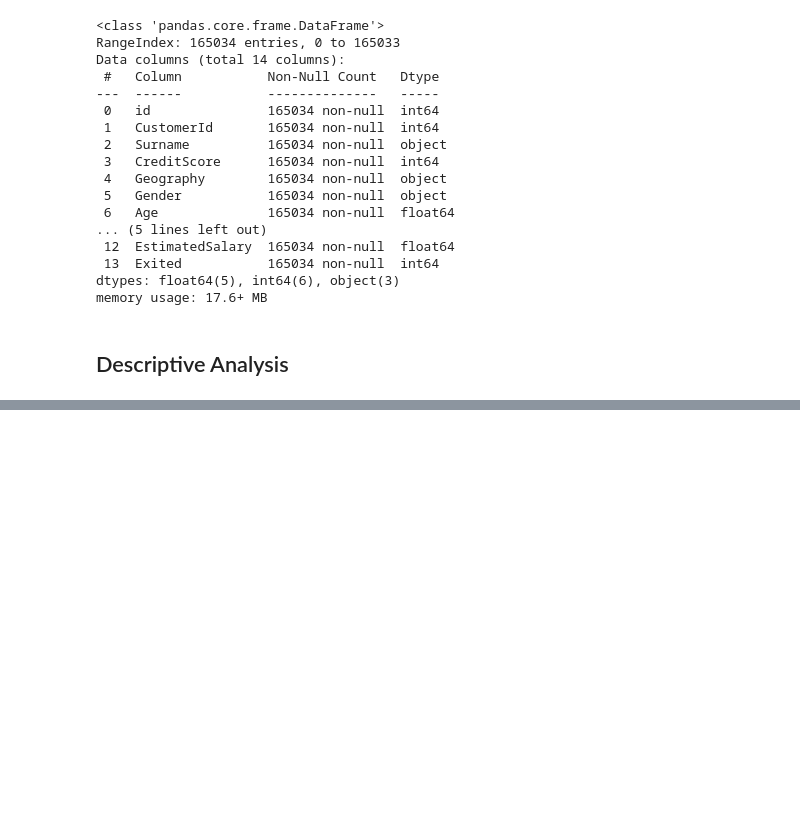
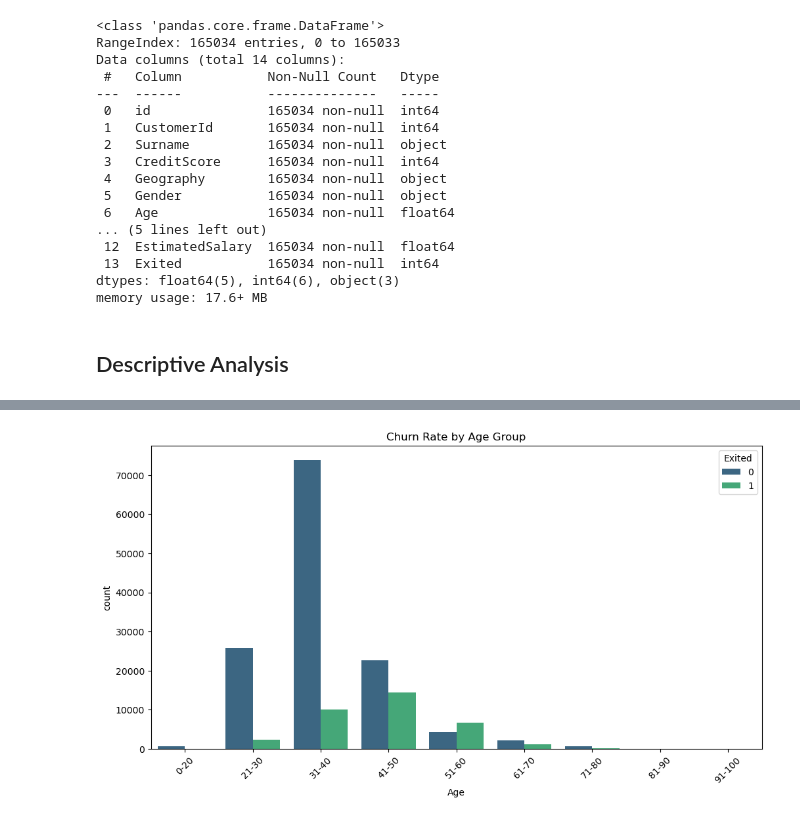
Before and after one commit to khrystynaPeniak/BankChurn, a Jupyter notebook: notebooks/bank.ipynb, the cells around one changed output, grey strips where cells are left out. Saved outputs shown, nothing was run; the diff lists cells and outputs as text; code cells hidden in the pictures; blank space fills up the shorter version.

```diff
--- a/notebooks/bank.ipynb
+++ b/notebooks/bank.ipynb
@@ -159,0 +202,12 @@ train_data.describe()
+# %%
+age_groups = pd.cut(train_data['Age'], bins=[0, 20, 30, 40, 50, 60, 70, 80, 90, 100],
+                    labels=['0-20', '21-30', '31-40', '41-50', '51-60', '61-70', '71-80', '81-90', '91-100'])
+
+fig, ax = plt.subplots(figsize=(12, 6))
+sns.countplot(x=age_groups, hue=train_data['Exited'], ax=ax, palette='viridis')
+ax.set_title('Churn Rate by Age Group')
+ax.tick_params(axis='x', rotation=45)
+
+plt.show()
+# %% [output]
+[figure, added]
```
Also changed, not shown: parts of 11 cells of this notebook.
